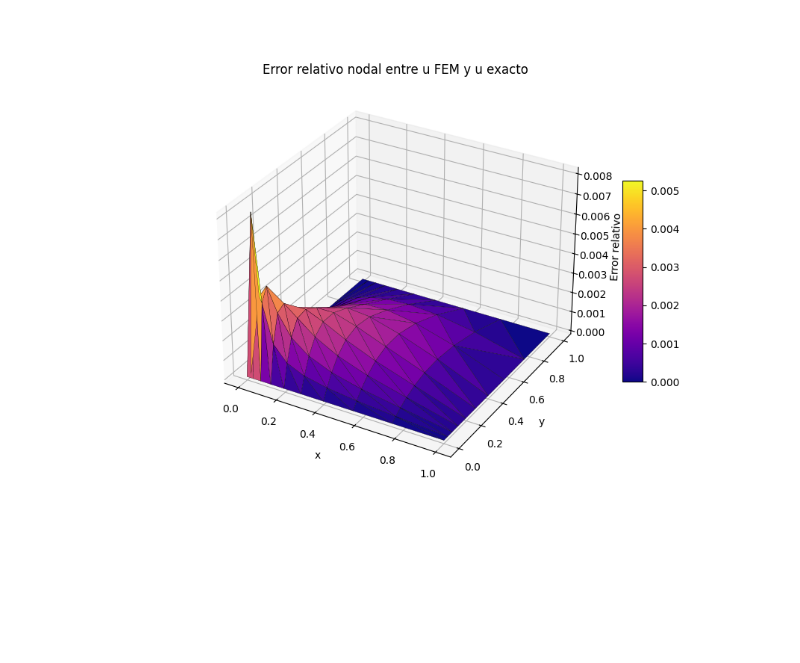
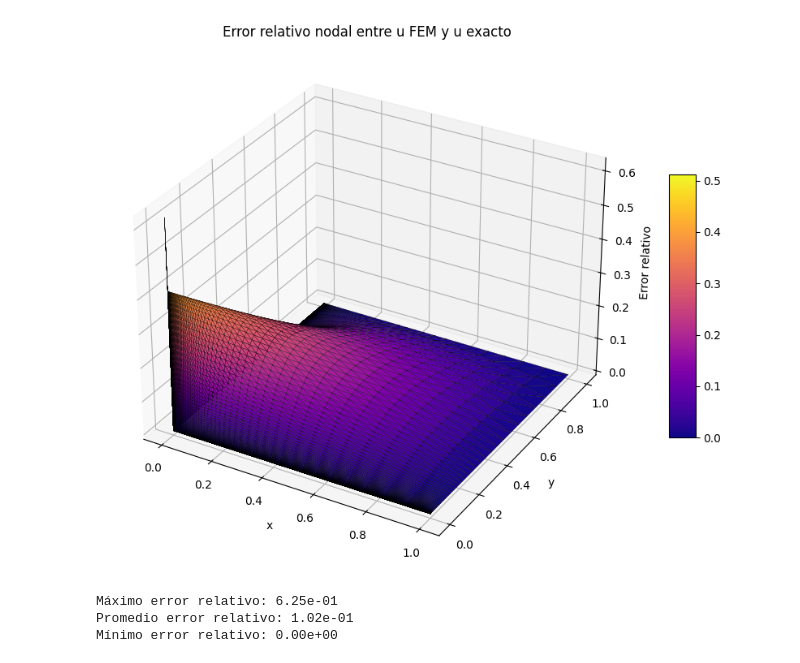
Before and after one commit to LukasWolff2002/TAREA_4_FINITE, a Jupyter notebook: LUKAS/main.ipynb, the cells around one changed output. Saved outputs shown, nothing was run; the diff lists cells and outputs as text; code cells hidden in the pictures; blank space fills up the shorter version.

```diff
--- a/LUKAS/main.ipynb
+++ b/LUKAS/main.ipynb
@@ -23,14 +23,16 @@ def load_mesh_objects(geo_file="geo.geo", msh_file="mesh.msh"):
     mesh = meshio.read(msh_file)
 
     # Crear nodos
-    nodes = [Node(i, x, y) for i, (x, y, _) in enumerate(mesh.points)]
+    nodes = [Node(i+1, x, y) for i, (x, y, _) in enumerate(mesh.points)]
 
     # Crear elementos CST
     cst_elements = []
     for cell_block in mesh.cells:
         if cell_block.type == "triangle":
             for i, node_ids in enumerate(cell_block.data):
-                cst_elements.append(CST(i , list(node_ids)))
+                node_ids = [int(id) + 1 for id in node_ids]  # Convertir a índices base 1
+
+                cst_elements.append(CST(i+1 , list(node_ids)))
             break
 
     # Detectar nodos en líneas físicas ("Diritchlet 1" a "Diritchlet 4")
@@ -59,7 +61,8 @@ def plot_mesh(nodes, elements, show_node_ids=False, show_elem_ids=False):
     y = np.array([node.y for node in nodes])
 
     # Convertir elementos CST a array de conectividades
-    triangles = np.array([elem.node_ids for elem in elements])
+    triangles = np.array([[nid - 1 for nid in elem.node_ids] for elem in elements])
+
 
     fig, ax = plt.subplots(figsize=(8, 8))
     ax.set_aspect('equal')
@@ -73,7 +76,8 @@ def plot_mesh(nodes, elements, show_node_ids=False, show_elem_ids=False):
 
     if show_elem_ids:
         for elem in elements:
-            coords = np.array([[nodes[j].x, nodes[j].y] for j in elem.node_ids])
+            coords = np.array([[nodes[j - 1].x, nodes[j - 1].y] for j in elem.node_ids])
+
             centroid = coords.mean(axis=0)
             ax.text(*centroid, str(elem.id), color='red', fontsize=8, ha='center')
 
@@ -104,7 +108,6 @@ Info    : Done writing 'mesh.msh'
 # %%
 #Ahora debo calcular la solucion u
-
-alpha = 0.1
+alpha = 1
 
 for node in nodes:
     node.solve_u(alpha)
@@ -173,21 +162,28 @@ array([0.        , 1.        , 1.03526492, 1.        , 0.70707365,
 # %%
-%matplotlib widget
 import numpy as np
 import matplotlib.pyplot as plt
-from mpl_toolkits.mplot3d import Axes3D
+from matplotlib.tri import Triangulation
 
-def plot_interactive_surface_3d(nodes):
+def plot_relative_error_surface_3d(nodes, elements):
+    """
+    Grafica una superficie 3D (no interactiva) del error relativo entre u FEM y u exacto.
+    """
     x = np.array([node.x for node in nodes])
     y = np.array([node.y for node in nodes])
     u_num = np.array([node.u_fem for node in nodes])
     u_ref = np.array([node.u for node in nodes])
+
     eps = 1e-14
     error_rel = np.abs(u_num - u_ref) / (np.abs(u_ref) + eps)
 
-    fig = plt.figure(figsize=(9, 7))
+    # Usar conectividad real (base 1 → base 0)
+    triangles = np.array([[nid - 1 for nid in elem.node_ids] for elem in elements])
+    triang = Triangulation(x, y, triangles)
+
+    fig = plt.figure(figsize=(10, 7))
     ax = fig.add_subplot(111, projection='3d')
 
-    surf = ax.plot_trisurf(x, y, error_rel, cmap='plasma', edgecolor='k', linewidth=0.2)
+    surf = ax.plot_trisurf(triang, error_rel, cmap='plasma', edgecolor='k', linewidth=0.2)
 
     ax.set_xlabel('x')
     ax.set_ylabel('y')
@@ -195,8 +191,17 @@ def plot_interactive_surface_3d(nodes):
     ax.set_title('Error relativo nodal entre u FEM y u exacto')
 
     fig.colorbar(surf, ax=ax, shrink=0.5, aspect=10)
+    plt.tight_layout()
     plt.show()
+
+    # Imprimir resumen numérico
+    print(f"Máximo error relativo: {np.max(error_rel):.2e}")
+    print(f"Promedio error relativo: {np.mean(error_rel):.2e}")
+    print(f"Mínimo error relativo: {np.min(error_rel):.2e}")
 # %%
-plot_interactive_surface_3d(nodes)
+plot_relative_error_surface_3d(nodes, elements)
 # %% [output]
-[figure, old version]
+[figure, new version]
+Máximo error relativo: 6.25e-01
+Promedio error relativo: 1.02e-01
+Mínimo error relativo: 0.00e+00
```
Also changed, not shown: parts of 4 cells of this notebook, 4 other files.
